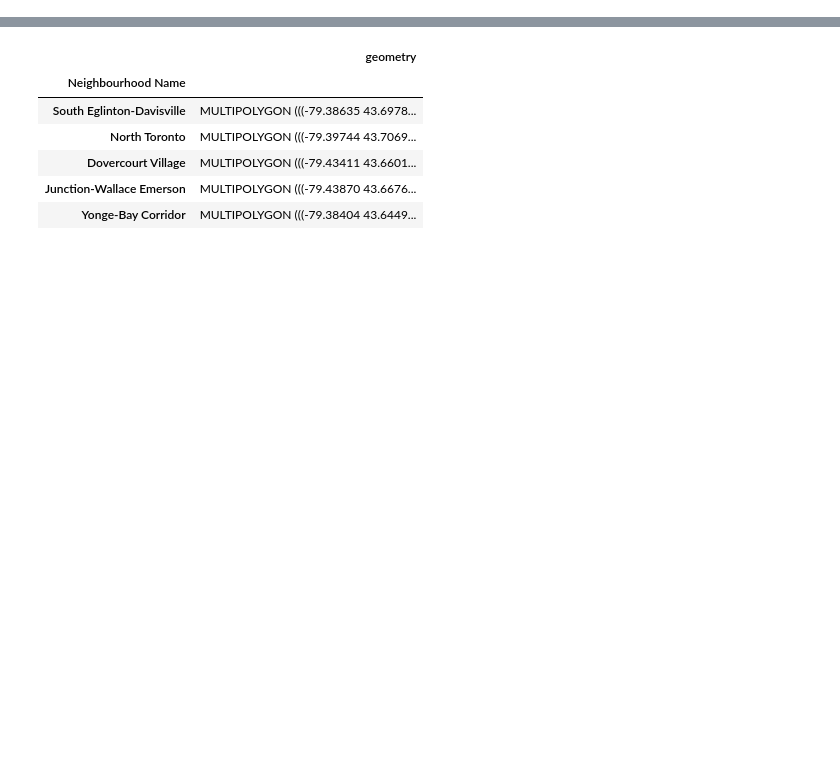
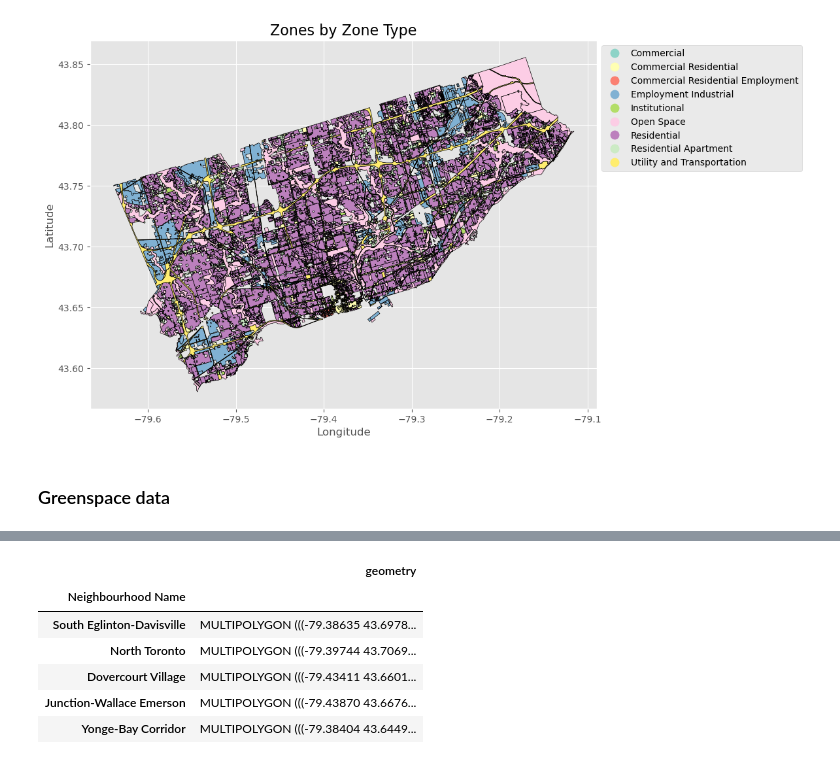
Before and after one commit to Lyimo-The-Destroyer/Papas-Piazzeria, a Jupyter notebook: Code Material/Daniel Data Wrangling.ipynb, the cells around one changed output, grey strips where cells are left out. Drawn from its saved outputs; the diff is of its cells as text; code cells hidden in the pictures; blank space fills up the shorter version.

```diff
--- a/Code Material/Daniel Data Wrangling.ipynb
+++ b/Code Material/Daniel Data Wrangling.ipynb
@@ -14,0 +20,4 @@ from shapely.ops import unary_union
+# %%
+zones_geodata = gpd.read_file('CME538_Daniel_Group_Zoning Area - 4326.geojson')
+zones_geodata = zones_geodata.set_index(zones_geodata.columns[0])
+zones_geodata.head()
@@ -14,0 +52,18 @@ from shapely.ops import unary_union
+# %%
+# Only keep zoning type, and geometry, rest is not relevant
+zones_geodata_cleaned = zones_geodata[['GEN_ZONE', 'geometry']]
+
+# Rename 'GEN_ZONE' to 'Zone_type'
+zones_geodata_cleaned.rename(columns={'GEN_ZONE': 'Zone_type'}, inplace=True)
+
+# Define the mapping for Zone Type values
+zone_mapping = {0: 'Residential', 1: 'Open Space', 2: 'Utility and Transportation',
+                4: 'Employment Industrial', 5: 'Institutional',
+                6: 'Commercial Residential Employment', 101: 'Residential Apartment',
+                201: 'Commercial', 202: 'Commercial Residential'}
+
+# Replace the values in 'Zone_type' column with the mapped names
+zones_geodata_cleaned['Zone_type'] = zones_geodata_cleaned['Zone_type'].replace(zone_mapping)
+
+# Display the first few rows to ensure it worked
+zones_geodata_cleaned.head()
@@ -14,0 +101,21 @@ from shapely.ops import unary_union
+# %%
+fig, ax = plt.subplots(figsize=(10, 8))
+
+# Plot with categorical coloring based on 'Zone_type'
+zones_geodata_cleaned.plot(column='Zone_type', ax=ax, legend=True,
+                           legend_kwds={'bbox_to_anchor': (1, 1), 'loc': 'upper left'},
+                           cmap='Set3', edgecolor='black')
+
+# Add labels
+plt.xlabel('Longitude', fontsize=12)
+plt.ylabel('Latitude', fontsize=12)
+
+# Add title
+plt.title('Zones by Zone Type', fontsize=16)
+
+# Display the plot
+plt.show()
+# %% [output]
+[figure, added]
+# %% [markdown]
+### Greenspace data
```
Also changed, not shown: parts of 28 cells of this notebook.
